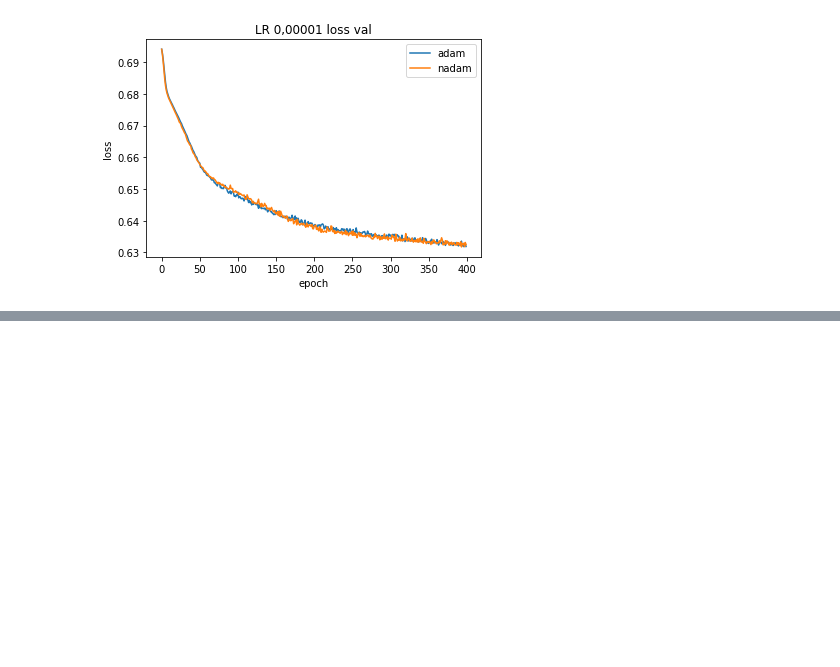
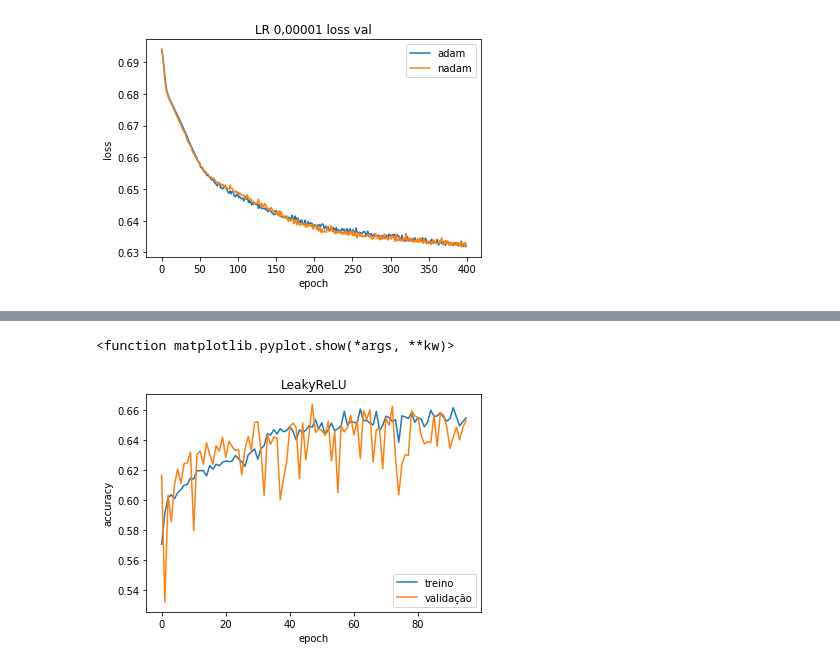
Before and after one commit to fffeiip/VMLampiao, a Jupyter notebook: LampiaoClienteFinal.ipynb, the cells around one changed output, grey strips where cells are left out. Drawn from its saved outputs; the diff is of its cells as text; code cells hidden in the pictures; blank space fills up the shorter version.

```diff
--- a/LampiaoClienteFinal.ipynb
+++ b/LampiaoClienteFinal.ipynb
@@ -460,0 +489,36 @@ plt.show
+# %%
+labels = train.loc[:,'id']
+X_train = train.iloc[:,1:-1]
+y_train = to_categorical(train.loc[:,'Aprovado'])
+X_test = test.iloc[:,1:-1]
+y_test = to_categorical(test.loc[:,'Aprovado'])
+
+early_stopping_monitor = EarlyStopping(patience=30)
+# %%
+def instance_model():
+      model = Sequential()
+      model.add(Dense(256,input_dim=input_dim,
+                  activation ='relu',
+                  kernel_initializer='random_uniform',
+                  bias_initializer='zeros',
+                  kernel_regularizer=l2(1e-3),
+                  bias_regularizer=l2(1e-3),
+                     ))
+      model.add(Dense(256,))
+      model.add(LeakyReLU(alpha=0.3))
+
+      model.add(Dropout(rate=0.15))
+      model.add(BatchNormalization())
+
+      model.add(Dense(256,))
+      model.add(LeakyReLU(alpha=0.3))
+
+      model.add(Dense(2, activation='sigmoid',))
+
+      return model
+# %%
+print("Training...")
+model = instance_model()
+model.compile(loss='binary_crossentropy', optimizer='adam' ,metrics=['accuracy'])
+
+history = model.fit(X_train,y_train, epochs=epochs, batch_size=16, validation_split=0.15, verbose=2, shuffle = True,callbacks=[early_stopping_monitor])
@@ -460,0 +549,11 @@ plt.show
+# %%
+plt.plot(history.history['acc'])
+plt.plot(history.history['val_acc'])
+plt.title('LeakyReLU')
+plt.ylabel('accuracy')
+plt.xlabel('epoch')
+plt.legend(['treino','validação'],loc='lower right')
+plt.show
+# %% [output]
+<function matplotlib.pyplot.show(*args, **kw)>
+[figure, added]
```
Also changed, not shown: parts of 11 cells of this notebook.
